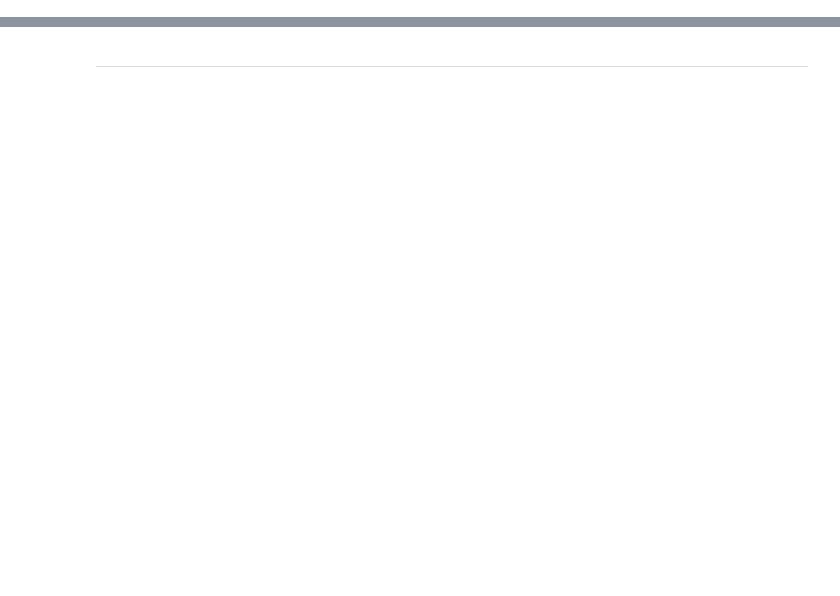
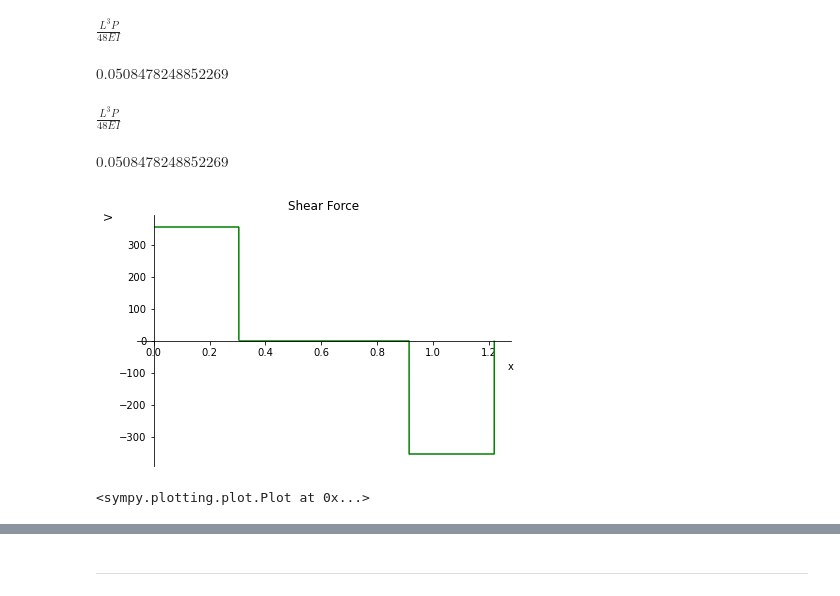
Before and after one commit to Ab-nin/Trabalhos_CEFET, a Jupyter notebook: Trabalho_dinamaq.ipynb, the cells around one changed output, grey strips where cells are left out. Cells and saved outputs as stored; diff of their text form; code cells hidden in the pictures; blank space fills up the shorter version.

```diff
--- a/Trabalho_dinamaq.ipynb
+++ b/Trabalho_dinamaq.ipynb
@@ -6,0 +61,27 @@
+# %%
+dic = {L:1.2192, P:356, E:207*10**9, I:1.277*10**(-9)}
+# %%
+dfl1 = viga.deflection().subs('x', L/4)
+dfl1
+# %% [output]
+$\displaystyle \frac{L^{3} P}{48 E I}$
+# %%
+dfl1 = dfl1.subs(dic)  #deflexão no ponto 1
+dfl1
+# %% [output]
+$\displaystyle 0.0508478248852269$
+# %%
+dfl2 = viga.deflection().subs('x',(3*L/4))  #deflexão no ponto 2
+dfl2
+# %% [output]
+$\displaystyle \frac{L^{3} P}{48 E I}$
+# %%
+dfl2 = dfl2.subs(dic)
+dfl2
+# %% [output]
+$\displaystyle 0.0508478248852269$
+# %%
+viga.plot_shear_force(dic)
+# %% [output]
+[figure, added]
+<sympy.plotting.plot.Plot at 0x...>
```
Also changed, not shown: parts of 160 cells of this notebook.
